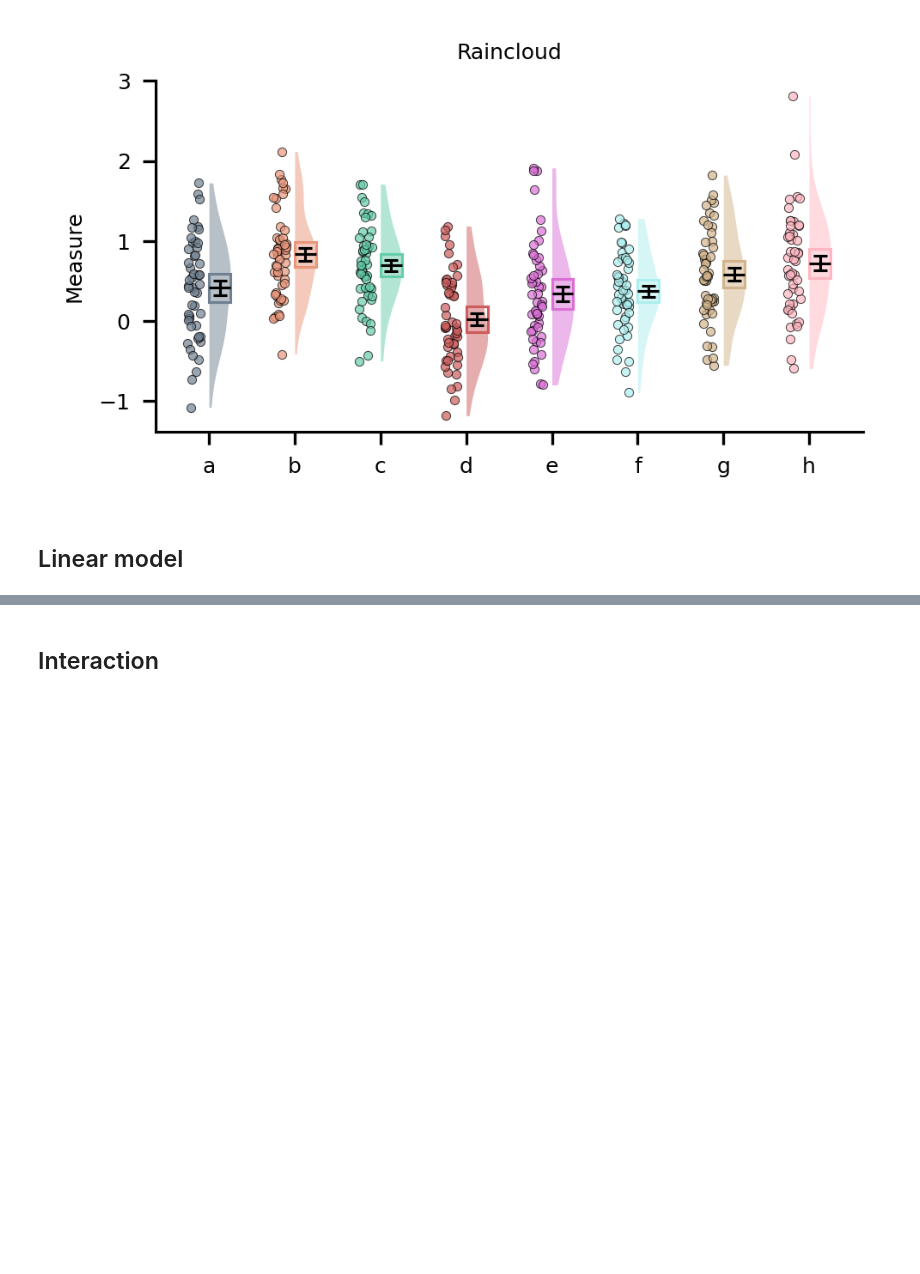
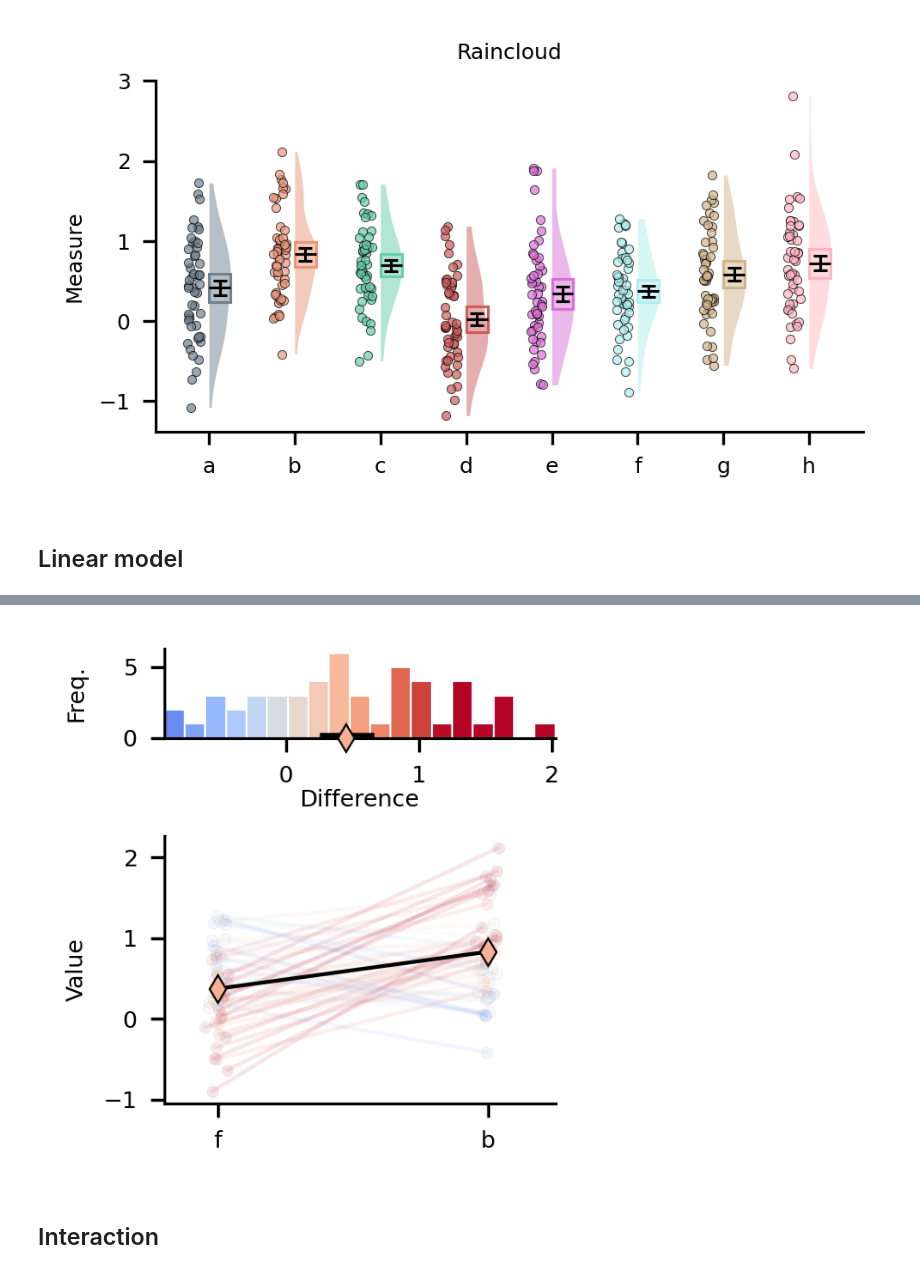
Before and after one commit to moltaire/myplotlib, a Jupyter notebook: gallery.ipynb, the cells around one changed output, grey strips where cells are left out. Drawn from its saved outputs; the diff is of its cells as text; code cells hidden in the pictures; blank space fills up the shorter version.

```diff
--- a/gallery.ipynb
+++ b/gallery.ipynb
@@ -106,3 +107,8 @@ plt.savefig("examples/lm.png", bbox_inches="tight")
+# %%
+fig, axs = my.difference(y0=data["f"], y1=data["b"])
+plt.savefig("examples/difference.png", bbox_inches="tight")
+# %% [output]
+[figure, added]
 # %% [markdown]
 ## Interaction
 # %%
```
Also changed, not shown: parts of 7 cells of this notebook, 3 other files.
